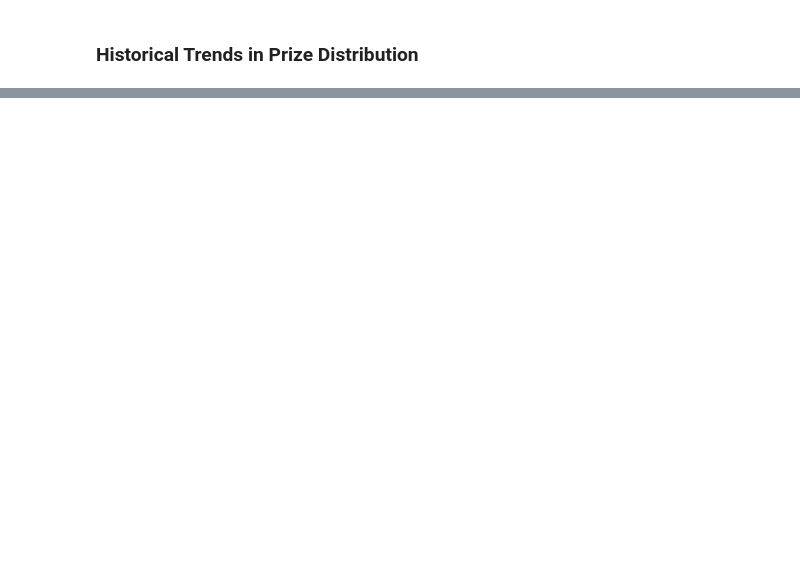
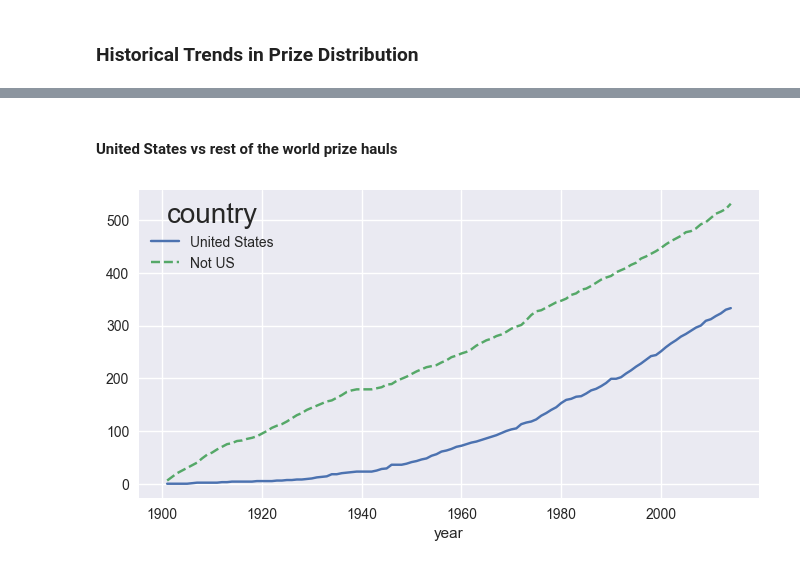
Before and after one commit to MSulSal/nobel-data-exploration, a Jupyter notebook: Nobel Winners Data Exploration.ipynb, the cells around one changed output, grey strips where cells are left out. Drawn from its saved outputs; the diff is of its cells as text; code cells hidden in the pictures; blank space fills up the shorter version.

```diff
--- a/Nobel Winners Data Exploration.ipynb
+++ b/Nobel Winners Data Exploration.ipynb
@@ -267,0 +295,15 @@ plt.tight_layout()
+# %% [markdown]
+#### United States vs rest of the world prize hauls
+# %%
+if "Not US" in by_year_nat_sz:
+    by_year_nat_sz = by_year_nat_sz.drop(columns=["Not US"])
+if "diff" in by_year_nat_sz:
+    by_year_nat_sz = by_year_nat_sz.drop(columns=["diff"])
+not_US = by_year_nat_sz.columns.tolist()
+not_US.remove("United States")
+by_year_nat_sz["Not US"] = by_year_nat_sz[not_US].sum(axis=1)
+by_year_nat_sz = by_year_nat_sz.sort_index()
+by_year_nat_sz[["United States", "Not US"]]
+ax = by_year_nat_sz[["United States", "Not US"]].fillna(0).cumsum().plot(style=["-", "--"])
+# %% [output]
+[figure, added]
```
Also changed, not shown: parts of 11 cells of this notebook.
